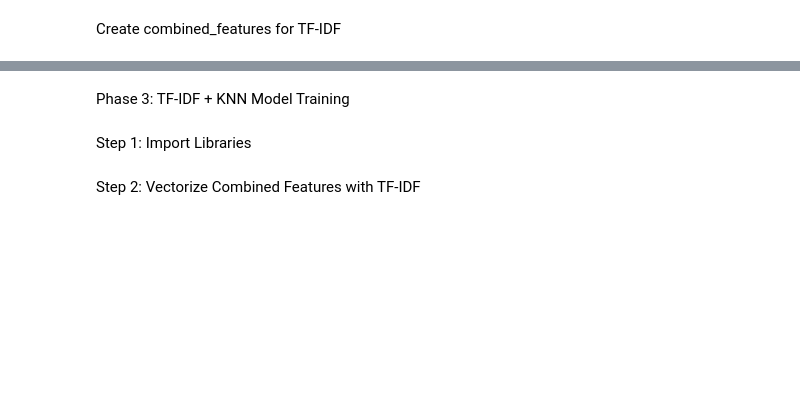
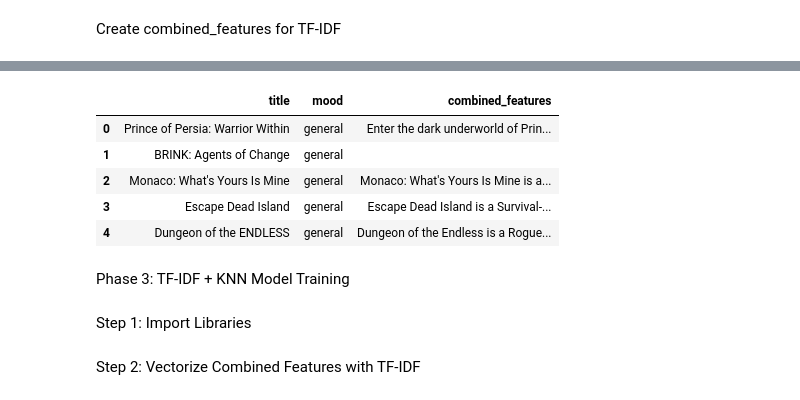
Before and after one commit to mccormickaustin/Project_3_Group_3, a Jupyter notebook: Final_project/notebooks/model_dev.ipynb, the cells around one changed output, grey strips where cells are left out. Cells and saved outputs as stored; diff of their text form; code cells hidden in the pictures; blank space fills up the shorter version.

```diff
--- a/Final_project/notebooks/model_dev.ipynb
+++ b/Final_project/notebooks/model_dev.ipynb
@@ -76,0 +89,82 @@ merged_df[['title', 'mood', 'combined_features']].head()
+# %%
+# ------------------------------------
+# Convert genre list back to string
+# ------------------------------------
+merged_df['tags'] = merged_df['tags'].apply(lambda x: ' '.join(x) if isinstance(x, list) else '')
+
+# ------------------------------------
+# Create combined_features column
+# ------------------------------------
+merged_df['combined_features'] = merged_df['tags'] + ' ' + merged_df['description']
+
+# ------------------------------------
+# Assign mood labels
+# ------------------------------------
+def assign_mood(row):
+    description = row['description'].lower()
+    tags = row['tags'].lower()
+    if 'horror' in tags or 'zombies' in description:
+        return 'horror'
+    elif 'adventure' in tags:
+        return 'fun'
+    elif 'puzzle' in tags or 'logic' in description:
+        return 'brainy'
+    elif 'survival' in tags or 'intense' in description:
+        return 'intense'
+    elif 'relax' in description:
+        return 'relaxing'
+    else:
+        return 'general'
+
+merged_df['mood'] = merged_df.apply(assign_mood, axis=1)
+
+# ------------------------------------
+# TF-IDF Vectorization
+# ------------------------------------
+from sklearn.feature_extraction.text import TfidfVectorizer
+from sklearn.neighbors import NearestNeighbors
+import pickle
+import os
+
+vectorizer = TfidfVectorizer(stop_words='english')
+tfidf_matrix = vectorizer.fit_transform(merged_df['combined_features'])
+
+print("TF-IDF matrix shape:", tfidf_matrix.shape)
+
+# ------------------------------------
+# Train KNN
+# ------------------------------------
+knn = NearestNeighbors(n_neighbors=16, metric='cosine')
+knn.fit(tfidf_matrix)
+
+# ------------------------------------
+# Rename columns for UI compatibility
+# ------------------------------------
+merged_df.rename(columns={
+    'price_final_x': 'price',
+    'date_release_x': 'release_date',
+    'win_x': 'win',
+    'mac_x': 'mac',
+    'linux_x': 'linux',
+    'user_reviews_x': 'user_reviews'
+}, inplace=True)
+
+# ------------------------------------
+# Save model and matrix
+# ------------------------------------
+os.makedirs('../models', exist_ok=True)
+
+with open('../models/knn_model.pkl', 'wb') as f:
+    pickle.dump(knn, f)
+
+with open('../models/tfidf_matrix.pkl', 'wb') as f:
+    pickle.dump(tfidf_matrix, f)
+
+# ------------------------------------
+# Export cleaned dataset
+# ------------------------------------
+merged_df.to_csv("../data/cleaned_games.csv", index=False)
+
+# Preview
+merged_df[['title', 'mood', 'combined_features']].head()
+# %% [output]
@@ -77,3 +172,9 @@ merged_df[['title', 'mood', 'combined_features']].head()
+|  | title | mood | combined_features |
+| 0 | Prince of Persia: Warrior Within | general | Enter the dark underworld of Prin... |
+| 1 | BRINK: Agents of Change | general |  |
+| 2 | Monaco: What's Yours Is Mine | general | Monaco: What's Yours Is Mine is a... |
+| 3 | Escape Dead Island | general | Escape Dead Island is a Survival-... |
+| 4 | Dungeon of the ENDLESS | general | Dungeon of the Endless is a Rogue... |
 # %% [markdown]
 Phase 3: TF-IDF + KNN Model Training
 # %% [markdown]
```
Also changed, not shown: parts of 5 cells of this notebook, 2 other files.
